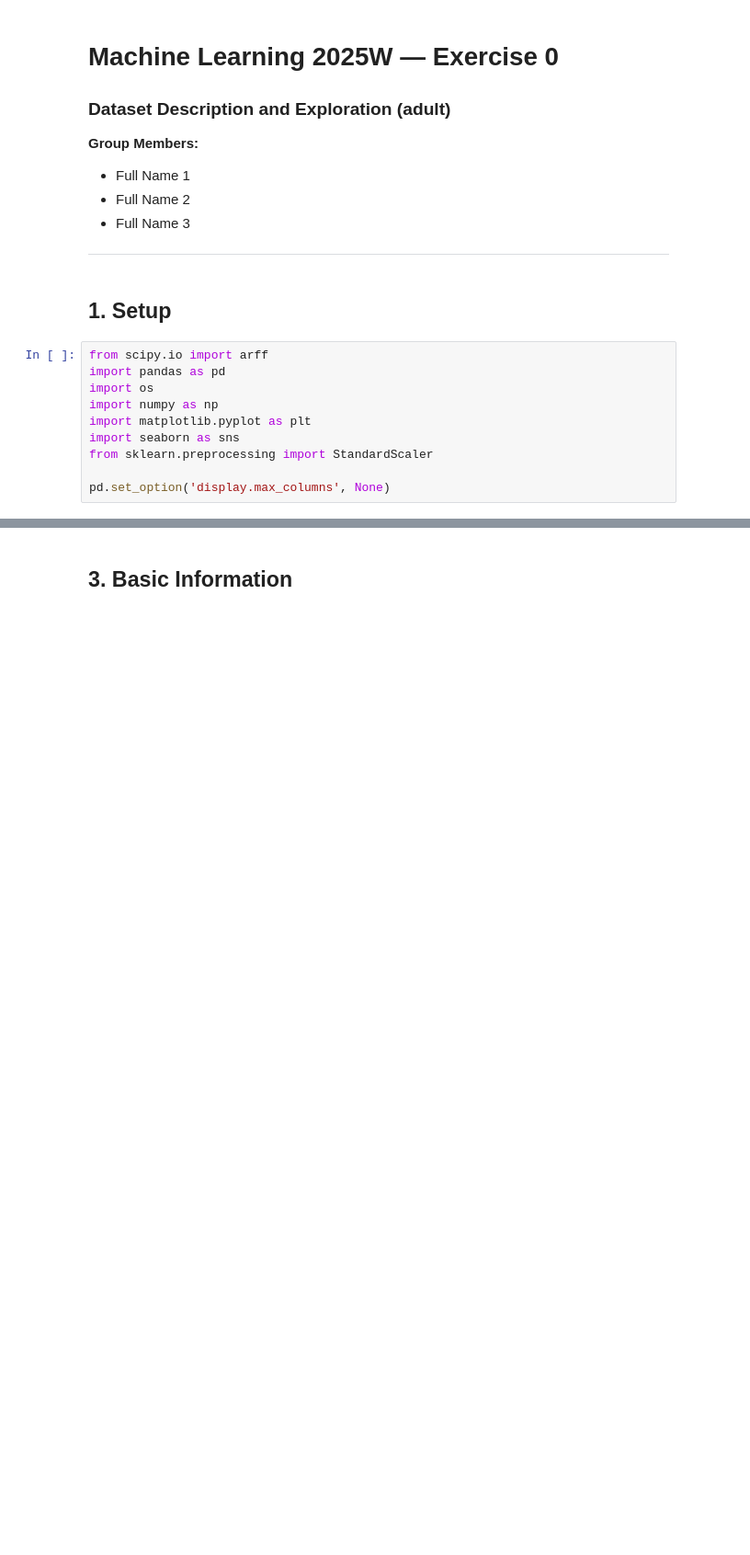
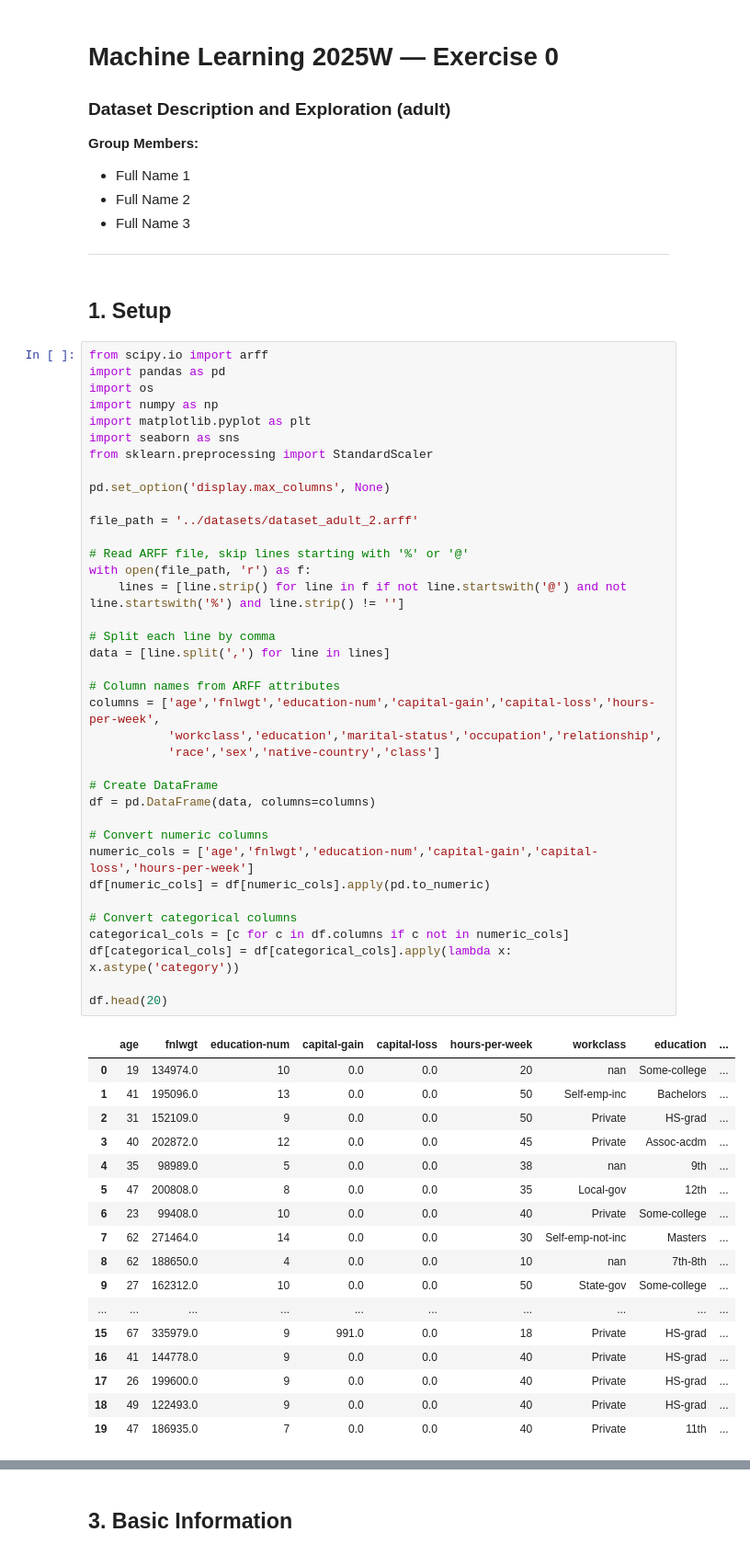
Before and after one commit to flotumm/TUWien-MLExercise, a Jupyter notebook: notebooks/adult_analysis.ipynb, the cells around one changed output, grey strips where cells are left out. Shown at 92% size. Cells and saved outputs as stored; diff of their text form; blank space fills up the shorter version.

```diff
--- a/notebooks/adult_analysis.ipynb
+++ b/notebooks/adult_analysis.ipynb
@@ -13,11 +13,56 @@
 # %%
 from scipy.io import arff
 import pandas as pd
 import os
 import numpy as np
 import matplotlib.pyplot as plt
 import seaborn as sns
 from sklearn.preprocessing import StandardScaler
 
 pd.set_option('display.max_columns', None)
+
+file_path = '../datasets/dataset_adult_2.arff'
+
+# Read ARFF file, skip lines starting with '%' or '@'
+with open(file_path, 'r') as f:
+    lines = [line.strip() for line in f if not line.startswith('@') and not line.startswith('%') and line.strip() != '']
+
+# Split each line by comma
+data = [line.split(',') for line in lines]
+
+# Column names from ARFF attributes
+columns = ['age','fnlwgt','education-num','capital-gain','capital-loss','hours-per-week',
+           'workclass','education','marital-status','occupation','relationship',
+           'race','sex','native-country','class']
+
+# Create DataFrame
+df = pd.DataFrame(data, columns=columns)
+
+# Convert numeric columns
+numeric_cols = ['age','fnlwgt','education-num','capital-gain','capital-loss','hours-per-week']
+df[numeric_cols] = df[numeric_cols].apply(pd.to_numeric)
+
+# Convert categorical columns
+categorical_cols = [c for c in df.columns if c not in numeric_cols]
+df[categorical_cols] = df[categorical_cols].apply(lambda x: x.astype('category'))
+
+df.head(20)
+# %% [output]
+|  | age | fnlwgt | education-num | capital-gain | capital-loss | hours-per-week | workclass | education | ... |
+| 0 | 19 | 134974.0 | 10 | 0.0 | 0.0 | 20 | nan | Some-college | ... |
+| 1 | 41 | 195096.0 | 13 | 0.0 | 0.0 | 50 | Self-emp-inc | Bachelors | ... |
+| 2 | 31 | 152109.0 | 9 | 0.0 | 0.0 | 50 | Private | HS-grad | ... |
+| 3 | 40 | 202872.0 | 12 | 0.0 | 0.0 | 45 | Private | Assoc-acdm | ... |
+| 4 | 35 | 98989.0 | 5 | 0.0 | 0.0 | 38 | nan | 9th | ... |
+| 5 | 47 | 200808.0 | 8 | 0.0 | 0.0 | 35 | Local-gov | 12th | ... |
+| 6 | 23 | 99408.0 | 10 | 0.0 | 0.0 | 40 | Private | Some-college | ... |
+| 7 | 62 | 271464.0 | 14 | 0.0 | 0.0 | 30 | Self-emp-not-inc | Masters | ... |
+| 8 | 62 | 188650.0 | 4 | 0.0 | 0.0 | 10 | nan | 7th-8th | ... |
+| 9 | 27 | 162312.0 | 10 | 0.0 | 0.0 | 50 | State-gov | Some-college | ... |
+| ... | ... | ... | ... | ... | ... | ... | ... | ... | ... |
+| 15 | 67 | 335979.0 | 9 | 991.0 | 0.0 | 18 | Private | HS-grad | ... |
+| 16 | 41 | 144778.0 | 9 | 0.0 | 0.0 | 40 | Private | HS-grad | ... |
+| 17 | 26 | 199600.0 | 9 | 0.0 | 0.0 | 40 | Private | HS-grad | ... |
+| 18 | 49 | 122493.0 | 9 | 0.0 | 0.0 | 40 | Private | HS-grad | ... |
+| 19 | 47 | 186935.0 | 7 | 0.0 | 0.0 | 40 | Private | 11th | ... |
 # %% [markdown]
```
Also changed, not shown: parts of 8 cells of this notebook, 1 other file.
